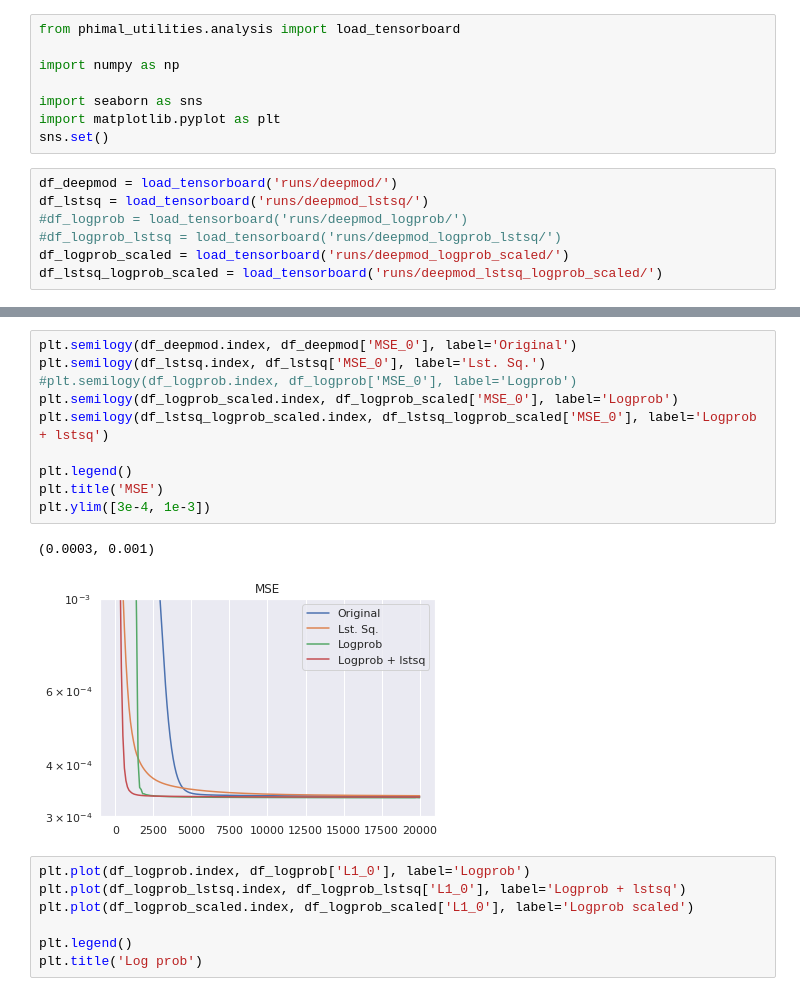
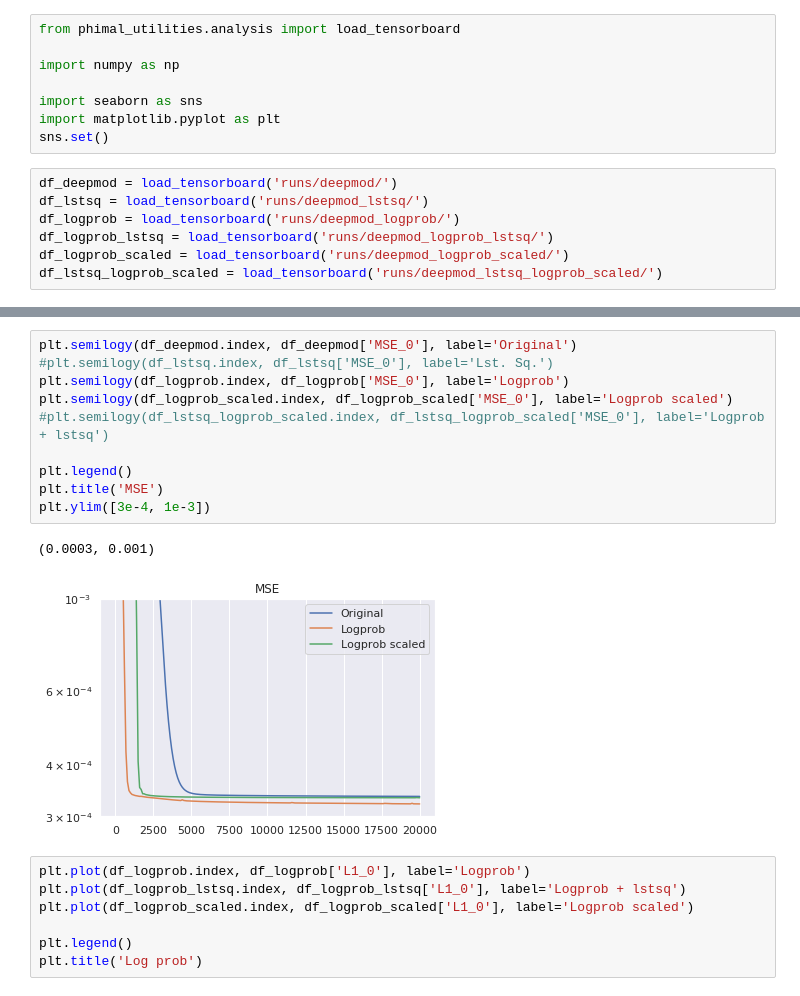
Before and after one commit to GJBoth/DeePyMoD_SBL, a Jupyter notebook: experiments/old_vs_new/analysis.ipynb, the cells around one changed output, grey strips where cells are left out. Drawn from its saved outputs; the diff is of its cells as text.

```diff
--- a/experiments/old_vs_new/analysis.ipynb
+++ b/experiments/old_vs_new/analysis.ipynb
@@ -9,8 +9,8 @@ sns.set()
 # %%
 df_deepmod = load_tensorboard('runs/deepmod/')
 df_lstsq = load_tensorboard('runs/deepmod_lstsq/')
-#df_logprob = load_tensorboard('runs/deepmod_logprob/')
-#df_logprob_lstsq = load_tensorboard('runs/deepmod_logprob_lstsq/')
+df_logprob = load_tensorboard('runs/deepmod_logprob/')
+df_logprob_lstsq = load_tensorboard('runs/deepmod_logprob_lstsq/')
 df_logprob_scaled = load_tensorboard('runs/deepmod_logprob_scaled/')
 df_lstsq_logprob_scaled = load_tensorboard('runs/deepmod_lstsq_logprob_scaled/')
 # %%
@@ -27,16 +26,16 @@ Index(['Total_loss', 'MSE_0', 'Regression_0', 'L1_0', 'coeff_0_0', 'coeff_0_1',
 # %%
 plt.semilogy(df_deepmod.index, df_deepmod['MSE_0'], label='Original')
-plt.semilogy(df_lstsq.index, df_lstsq['MSE_0'], label='Lst. Sq.')
-#plt.semilogy(df_logprob.index, df_logprob['MSE_0'], label='Logprob')
-plt.semilogy(df_logprob_scaled.index, df_logprob_scaled['MSE_0'], label='Logprob')
-plt.semilogy(df_lstsq_logprob_scaled.index, df_lstsq_logprob_scaled['MSE_0'], label='Logprob + lstsq')
+#plt.semilogy(df_lstsq.index, df_lstsq['MSE_0'], label='Lst. Sq.')
+plt.semilogy(df_logprob.index, df_logprob['MSE_0'], label='Logprob')
+plt.semilogy(df_logprob_scaled.index, df_logprob_scaled['MSE_0'], label='Logprob scaled')
+#plt.semilogy(df_lstsq_logprob_scaled.index, df_lstsq_logprob_scaled['MSE_0'], label='Logprob + lstsq')
 
 plt.legend()
 plt.title('MSE')
 plt.ylim([3e-4, 1e-3])
 # %% [output]
 (0.0003, 0.001)
-[figure, old version]
+[figure, new version]
 # %%
 plt.plot(df_logprob.index, df_logprob['L1_0'], label='Logprob')
 plt.plot(df_logprob_lstsq.index, df_logprob_lstsq['L1_0'], label='Logprob + lstsq')
```
Also changed, not shown: parts of 3 cells of this notebook, 28 other files.
